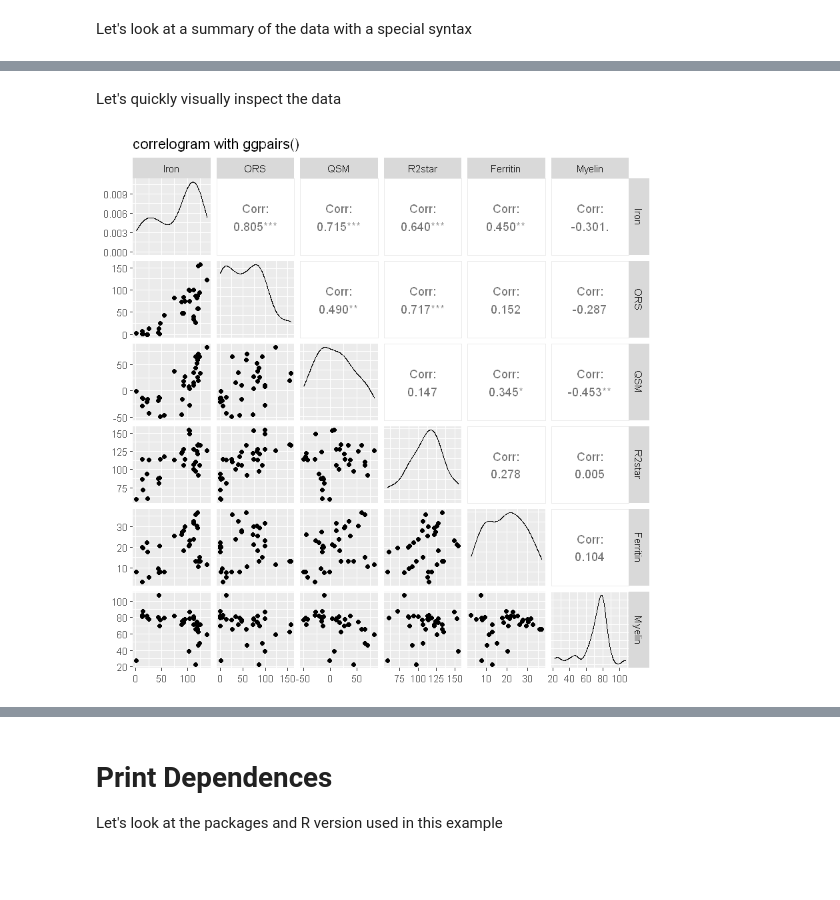
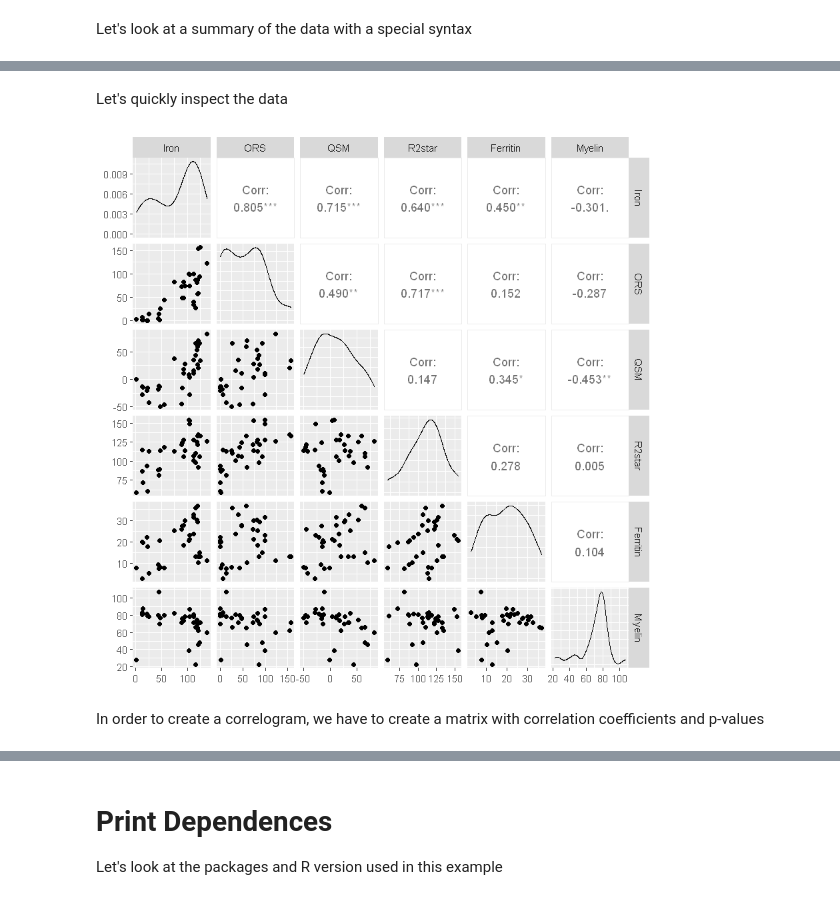
Before and after one commit to DC-3T/Gorter_R_tutorial, a Jupyter notebook: Correlations_Correlograms_R.ipynb, the cells around one changed output, grey strips where cells are left out. Saved outputs shown, nothing was run; the diff lists cells and outputs as text; code cells hidden in the pictures; blank space fills up the shorter version.

```diff
--- a/Correlations_Correlograms_R.ipynb
+++ b/Correlations_Correlograms_R.ipynb
@@ -60,6 +66,16 @@ Data %>% head() %>% summary()
 # %% [markdown]
-Let's quickly visually inspect the data
+Let's quickly inspect the data
-# %%
-ggpairs(Data, columns = 1:6,title="correlogram with ggpairs()") #note that you can easily subset the dataframe
-# %% [output]
-[figure, removed]
+# %%
+#ggpairs(Data, columns = 1:6,ggplot2::aes(colour=label(Data)))
+group <- NA
+group[colnames(Data)==('ORS')|(colnames(Data)==('QSM'))|colnames(Data)==('R2star')] <- 'MRI'
+group[colnames(Data)==('Iron')|(colnames(Data)==('Myelin'))|colnames(Data)==('Ferritin')] <- 'Histology'
+#head(Data)
+
+
+
+ggpairs(Data, columns = 1:6)
+# %% [output]
+[figure, added]
+# %% [markdown]
+In order to create a correlogram, we have to create a matrix with correlation coefficients and p-values
```
Also changed, not shown: parts of 16 cells of this notebook.
